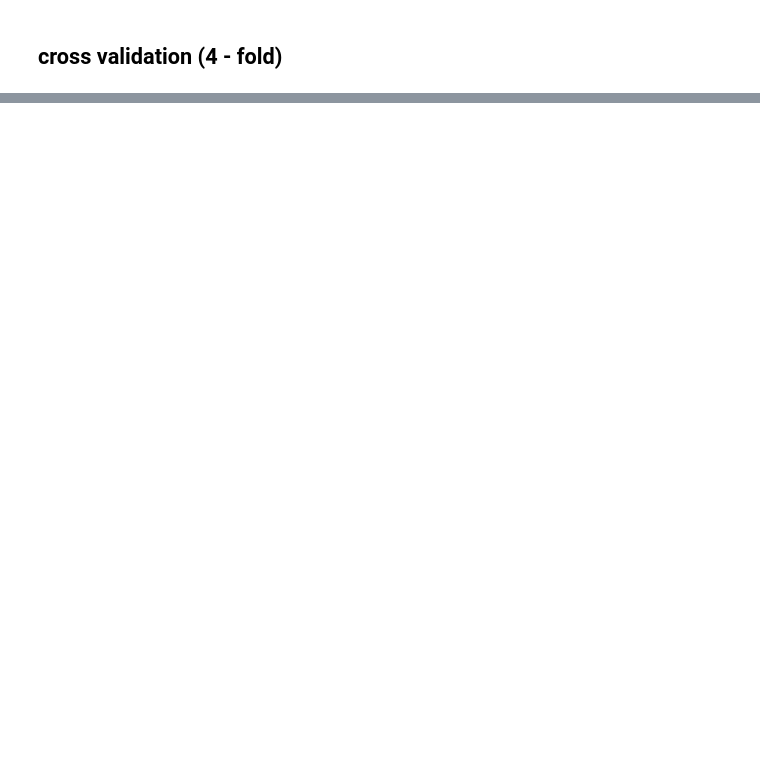
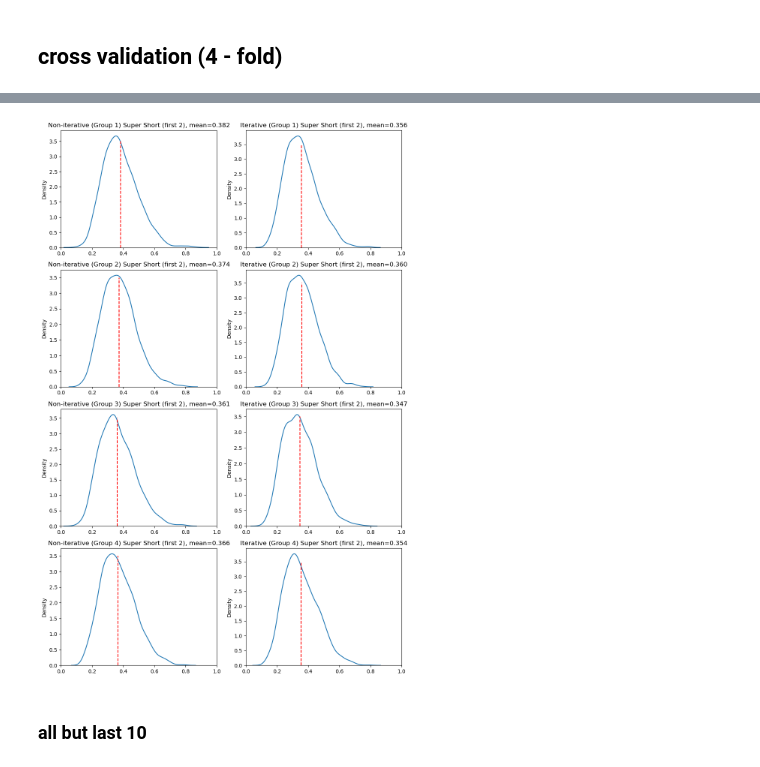
Before and after one commit to yuvaldotan/workshop_microbiome, a Jupyter notebook: Milestone2/model_pipeline_v2.ipynb, the cells around one changed output, grey strips where cells are left out. Drawn from its saved outputs; the diff is of its cells as text; code cells hidden in the pictures; blank space fills up the shorter version.

```diff
--- a/Milestone2/model_pipeline_v2.ipynb
+++ b/Milestone2/model_pipeline_v2.ipynb
@@ -60,0 +319,44 @@ for i in range(4):
+# %%
+fig, axes = plt.subplots(nrows=4, ncols=2, figsize=(10, 15))
+
+for i in range(4):
+    # Load data
+    predictions_noniterative = pd.read_csv(fr".\cross_val_data\predictions_noniterative_{i}.csv", index_col=0)
+    predictions_iterative = pd.read_csv(fr".\cross_val_data\predictions_iterative_{i}.csv", index_col=0)
+    true_data = pd.read_csv(fr".\cross_val_data\true_data_{i}.csv", index_col=0)
+
+    # Initialize lists to hold Bray-Curtis distances for each group
+    bc_noniterative = []
+    bc_iterative = []
+
+    # Loop through each baboon
+    for baboon in groups[i].keys():
+        score_noniter =[]
+        score_iter =[]
+        for idx in np.intersect1d(true_data.index, groups[i][baboon].metadata_I.index):
+
+            # Calculate Bray-Curtis scores
+            score_noniter.append(braycurtis(true_data.loc[idx], predictions_noniterative.loc[idx]))
+            score_iter.append(braycurtis(true_data.loc[idx], predictions_iterative.loc[idx]))
+
+            # Append the scores to respective lists
+        bc_noniterative.extend(score_noniter)
+        bc_iterative.extend(score_iter)
+
+
+    # Plot KDE for non-iterative and iterative results across group
+    sns.kdeplot(bc_noniterative, ax=axes[i, 0], label="noniterative")
+    sns.kdeplot(bc_iterative, ax=axes[i, 1], label="iterative")
+    axes[i, 0].set_xlim(0, 1)
+    axes[i, 1].set_xlim(0, 1)
+    axes[i, 0].vlines(np.mean(bc_noniterative), 0, 3.5, color='red', linestyle='--')
+    axes[i, 1].vlines(np.mean(bc_iterative), 0, 3.5, color='red', linestyle='--')
+
+    # Set titles
+    axes[i, 0].set_title(f"Non-iterative (Group {i+1}) Super Short (first 2), mean={np.mean(bc_noniterative):.3f}")
+    axes[i, 1].set_title(f"Iterative (Group {i+1}) Super Short (first 2), mean={np.mean(bc_iterative):.3f}")
+
+plt.tight_layout()
+plt.show()
+# %% [output]
+[figure, added]
@@ -60,0 +409,2 @@ for i in range(4):
+# %% [markdown]
+### all but last 10
```
Also changed, not shown: parts of 29 cells of this notebook, 22 other files.
